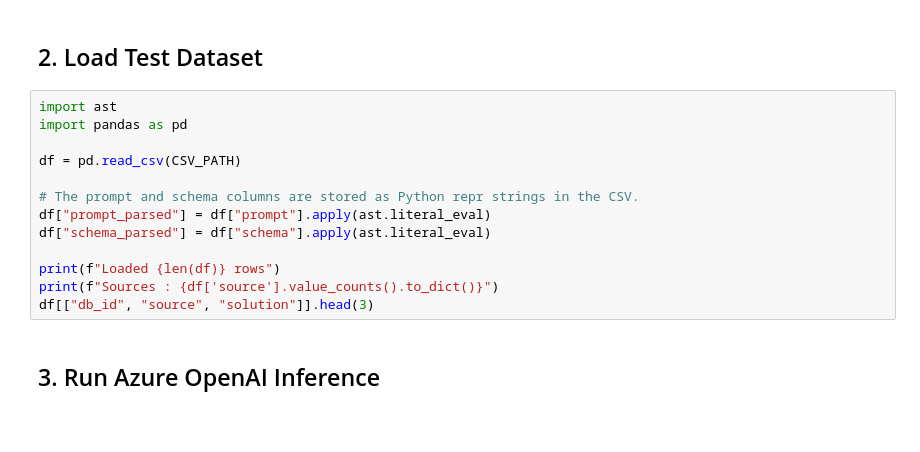
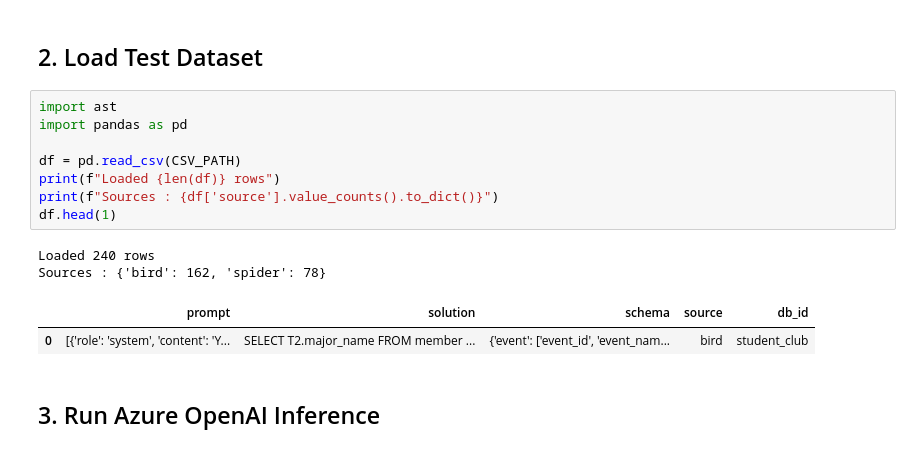
Before and after one commit to sriksmachi/text2sql-slm-finetuning-grpo, a Jupyter notebook: notebooks/02_baseline_azureopenai_gpt.ipynb, the cells around one changed output. Saved outputs shown, nothing was run; the diff lists cells and outputs as text; blank space fills up the shorter version.

```diff
--- a/notebooks/02_baseline_azureopenai_gpt.ipynb
+++ b/notebooks/02_baseline_azureopenai_gpt.ipynb
@@ -50,16 +81,16 @@ print("Azure OpenAI client ready.")
 # %%
 import ast
 import pandas as pd
 
 df = pd.read_csv(CSV_PATH)
-
-# The prompt and schema columns are stored as Python repr strings in the CSV.
-df["prompt_parsed"] = df["prompt"].apply(ast.literal_eval)
-df["schema_parsed"] = df["schema"].apply(ast.literal_eval)
-
 print(f"Loaded {len(df)} rows")
 print(f"Sources : {df['source'].value_counts().to_dict()}")
-df[["db_id", "source", "solution"]].head(3)
+df.head(1)
+# %% [output]
+Loaded 240 rows
+Sources : {'bird': 162, 'spider': 78}
+|  | prompt | solution | schema | source | db_id |
+| 0 | [{'role': 'system', 'content': 'Y... | SELECT T2.major_name FROM member ... | {'event': ['event_id', 'event_nam... | bird | student_club |
 # %% [markdown]
 ## 3. Run Azure OpenAI Inference
 # %%
```
Also changed, not shown: parts of 9 cells of this notebook, 11 other files.
